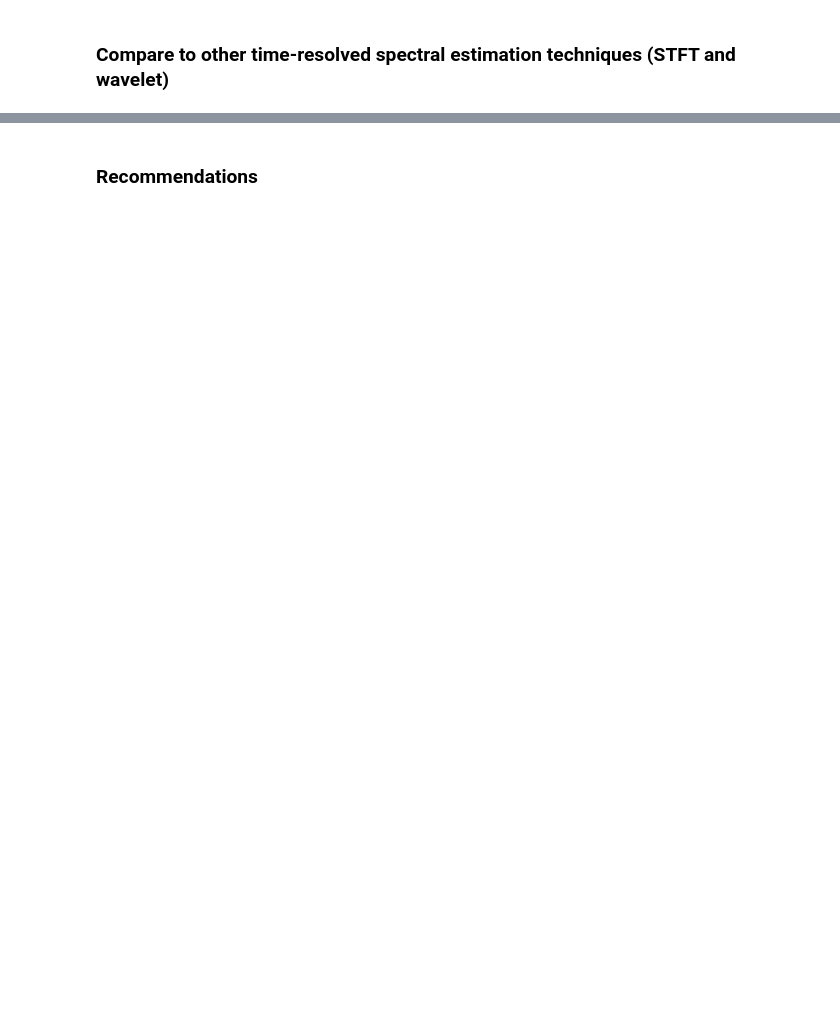
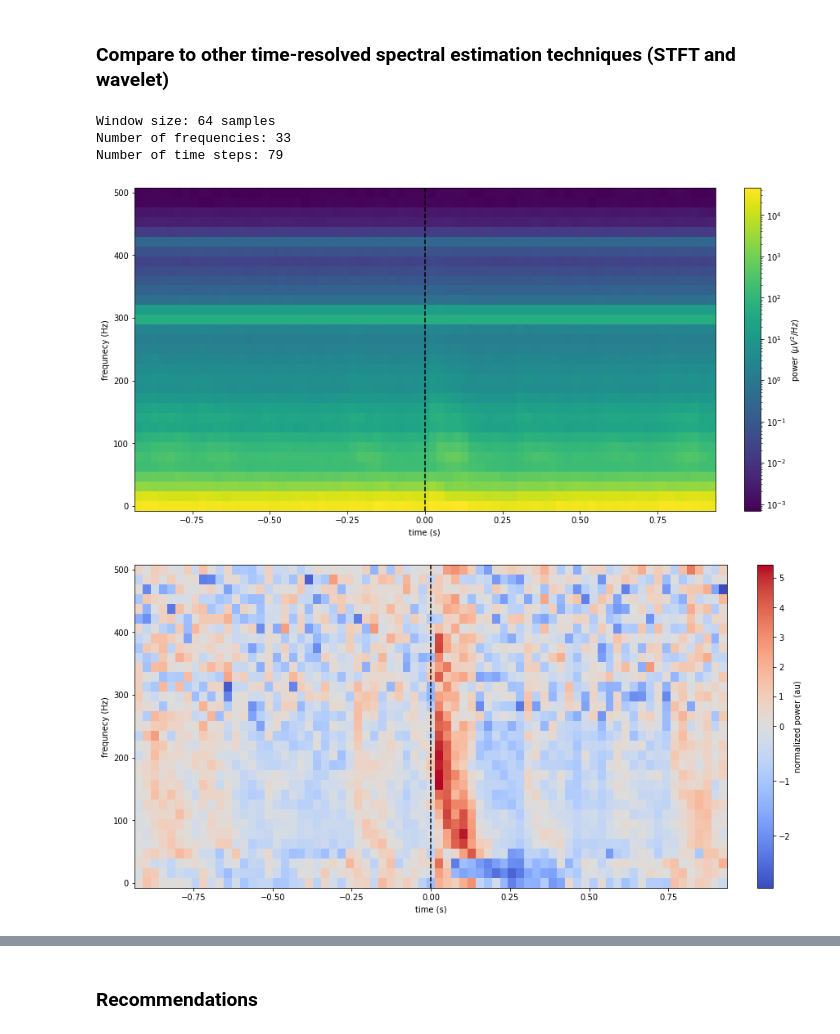
Before and after one commit to voytekresearch/TimeResolvedAperiodic, a Jupyter notebook: notebooks/01-Multitaper.ipynb, the cells around one changed output, grey strips where cells are left out. Cells and saved outputs as stored; diff of their text form; code cells hidden in the pictures; blank space fills up the shorter version.

Commit message:
finish notebook
demo STFT and wavelet
list recs
add summary

```diff
--- a/notebooks/01-Multitaper.ipynb
+++ b/notebooks/01-Multitaper.ipynb
@@ -363,2 +393,33 @@ plot_evoked_tfr(tfr_mean, tfr_freqs, tfr_time)
 # %% [markdown]
 ### Compare to other time-resolved spectral estimation techniques (STFT and wavelet)
+# %%
+# demo short-time Fourier transform (STFT)
+
+# settings
+wsize = 64 # in samples (STFT window size). Must be multiple of 4
+tstep = int(wsize / 2) # in samples (STFT step size). Here we use 50% overlap
+print(f"Window size: {wsize} samples")
+
+# compute STFT
+stft_coef = stft(epoch_data, wsize, tstep=tstep)
+stft_power = np.abs(stft_coef)**2 # compute power
+stft_power = np.mean(stft_power, axis=0) # average over epochs
+
+# compute corresponding time and frequency vector
+stft_freq = stftfreq(wsize, fs)
+stft_time = np.linspace(time_range[0], time_range[1], stft_power.shape[1])
+
+# drop edge
+edge_mask = np.logical_and(stft_time>=time_range[0]+wsize/fs, stft_time<=time_range[1]-wsize/fs)
+stft_power = stft_power[:, edge_mask]
+stft_time = stft_time[edge_mask]
+
+# plot results
+plot_tfr(stft_power, stft_freq, stft_time)
+plot_evoked_tfr(stft_power, stft_freq, stft_time)
+# %% [output]
+Window size: 64 samples
+Number of frequencies: 33
+Number of time steps: 79
+[figure, added]
+[figure, added]
```
Also changed, not shown: parts of 11 cells of this notebook.
